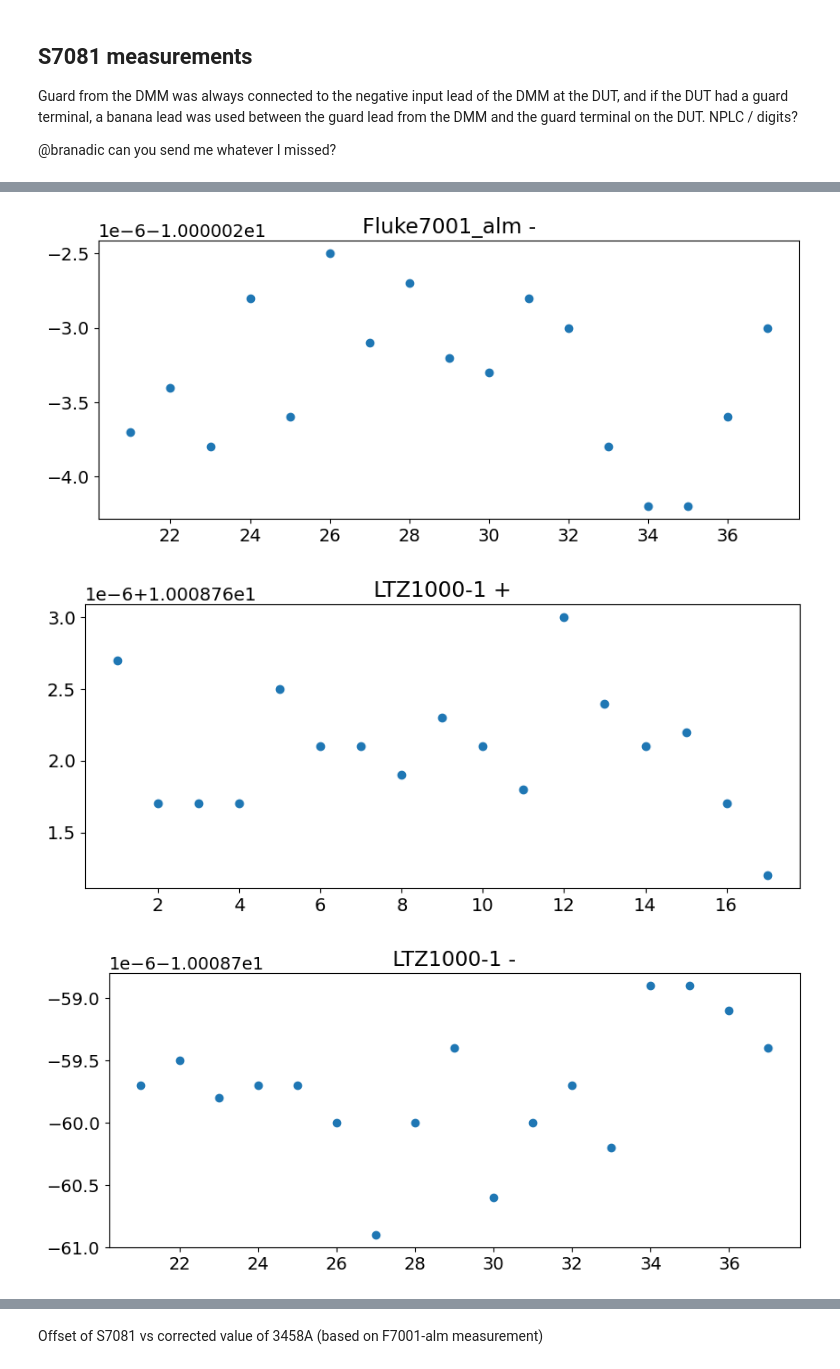
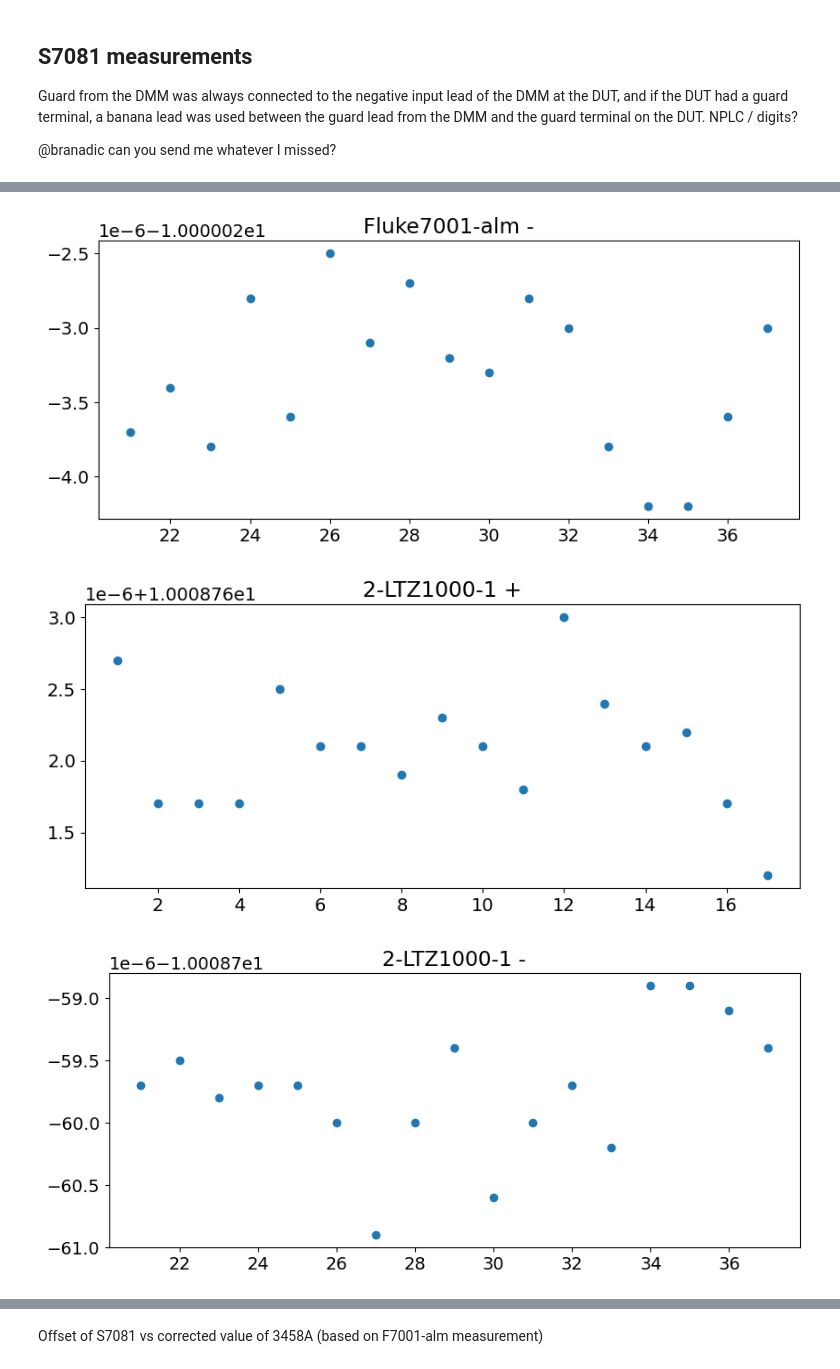
Before and after one commit to alson/metrology-data-analysis, a Jupyter notebook: MMM2023.ipynb, the cells around one changed output, grey strips where cells are left out. Drawn from its saved outputs; the diff is of its cells as text; code cells hidden in the pictures.

```diff
--- a/MMM2023.ipynb
+++ b/MMM2023.ipynb
@@ -134,8 +134,10 @@ Guard from the DMM was always connected to the negative input lead of the DMM at
 duts_and_filenames = [
 ('Fluke7000-1', 'MMM2023/12112023_Fluke7000-1_S7081.csv'),
 ('Fluke7000-2', 'MMM2023/12112023_Fluke7000-2_S7081.csv'),
-('Fluke7001_alm', 'MMM2023/12112023_Fluke7001_alm_S7081.csv'),
-('LTZ1000-1', 'MMM2023/13112023_LTZ1000-1_S7081.csv'),
+('Fluke7001-alm', 'MMM2023/12112023_Fluke7001_alm_S7081.csv'),
+('2-LTZ1000-1', 'MMM2023/13112023_LTZ1000-1_S7081.csv'),
+('2-LTZ1000-2', 'MMM2023/13112023_LTZ1000-2_S7081.csv'),
+('2-Fluke7001-alm', 'MMM2023/13112023_F7001_S7081.csv'),
 ]
 data_both_polarities_list = []
 summed_up_list = []
@@ -145,32 +147,32 @@ for dut, filename in duts_and_filenames:
     pol_counts = data.groupby(' Polarity (+/-)').agg({'%date-time': ['min', 'count']})
     min_idx = pol_counts[('%date-time', 'count')].idxmin()
     min_data = data[data[' Polarity (+/-)'] == min_idx].iloc[1:18]
     cut_data = data[data[' Polarity (+/-)'] != min_idx].iloc[1:18]
     equalized_data = pd.concat([min_data, cut_data])
     min_data['S7081 [V]'].plot(style="o")
     plt.title(f"{dut} {min_data[' Polarity (+/-)'].iloc[0]}")
     plt.show()
     cut_data['S7081 [V]'].plot(style="o")
     plt.title(f"{dut} {cut_data[' Polarity (+/-)'].iloc[0]}")
     plt.show()
     equalized_data['dut'] = dut
     data_both_polarities = equalized_data.groupby(['dut', ' Polarity (+/-)']).agg({'S7081 [V]': ['mean', 'std', 'sem', 'count'], 'TMP112 [°C]': ['mean'], 'SHT25 [°C]': ['mean'], 'SHT25 [%rH]': ['mean'], 'MS5611 [°C]': ['mean'], 'MS5611 [hPa]': ['mean']})
     data_both_polarities_list.append(data_both_polarities)
     data_to_sum_up = data_both_polarities.reset_index()
     data_to_sum_up['sign_corrected_voltage'] = data_to_sum_up[('S7081 [V]', 'mean')] * data_to_sum_up[' Polarity (+/-)'].apply(lambda x: -1 if x == '-' else 1)
     summed_up_data = data_to_sum_up.groupby('dut').agg({('sign_corrected_voltage', ''): ['mean'], ('S7081 [V]', 'std'): combine_stds_sum, ('S7081 [V]', 'sem'): combine_stds_sum, ('S7081 [V]', 'count'): np.sum, ('TMP112 [°C]', 'mean'): ['mean'], ('SHT25 [°C]', 'mean'): ['mean'], ('SHT25 [%rH]', 'mean'): ['mean'], ('MS5611 [°C]', 'mean'): ['mean'], ('MS5611 [hPa]', 'mean'): ['mean']})
     summed_up_list.append(summed_up_data)
 data_both_polarities = pd.concat(data_both_polarities_list)
 summed_up_data = pd.concat(summed_up_list)
 summed_up_data.columns = ['dut output [V] [mean]', 'dut ouptut [V] [std]', 'dut output [V] [sem]', 'dut output [V] [count]', 'TMP112 [°C]', 'SHT25 [°C]', 'SHT25 [%rH]', 'MS5611 [°C]', 'MS5611 [hPa]']
 display(data_both_polarities)
 display(summed_up_data)
 # %% [output]
 [figure]
 [figure]
 [figure]
 [figure]
 [figure]
 [figure]
-[figure, old version]
+[figure, new version]
-[figure, old version]
+[figure, new version]
```
Also changed, not shown: parts of 2 cells of this notebook.
